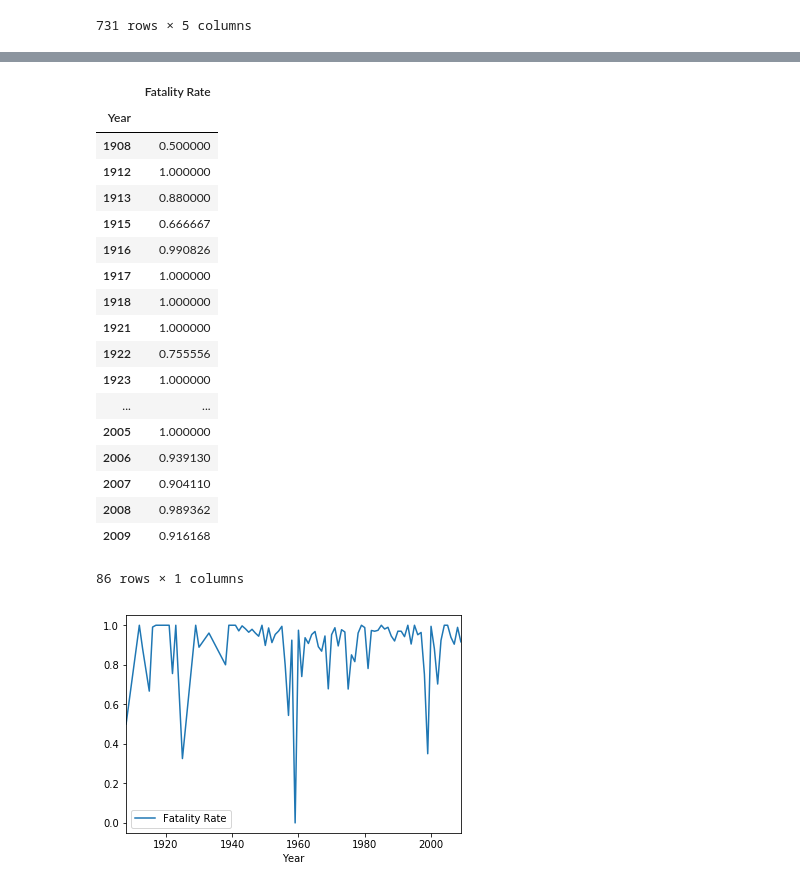
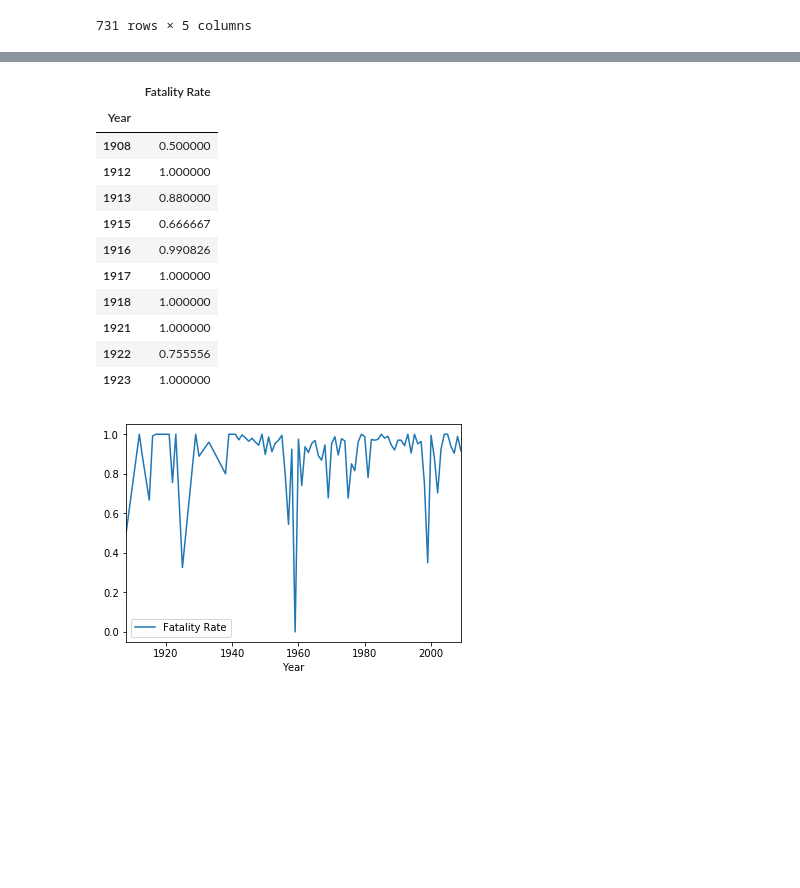
Before and after one commit to Tiga2000/Project1, a Jupyter notebook: Project01_script.ipynb, the cells around one changed output, grey strips where cells are left out. Cells and saved outputs as stored; diff of their text form; code cells hidden in the pictures; blank space fills up the shorter version.

```diff
--- a/Project01_script.ipynb
+++ b/Project01_script.ipynb
@@ -76,26 +74,19 @@ KeyError: 'Year'
 # %%
 df2_military = pd.DataFrame({"Fatality Rate": m_fatality_rate})
-df2_military
+df2_military.head(10)
 # %% [output]
 |  | Fatality Rate |
 | Year |  |
 | 1908 | 0.500000 |
 | 1912 | 1.000000 |
 | 1913 | 0.880000 |
 | 1915 | 0.666667 |
 | 1916 | 0.990826 |
 | 1917 | 1.000000 |
 | 1918 | 1.000000 |
 | 1921 | 1.000000 |
 | 1922 | 0.755556 |
 | 1923 | 1.000000 |
-| ... | ... |
-| 2005 | 1.000000 |
-| 2006 | 0.939130 |
-| 2007 | 0.904110 |
-| 2008 | 0.989362 |
-| 2009 | 0.916168 |
-86 rows × 1 columns
 # %%
 military_chart = df2_military.plot(kind="line")
 # %% [output]
```
Also changed, not shown: parts of 7 cells of this notebook.
